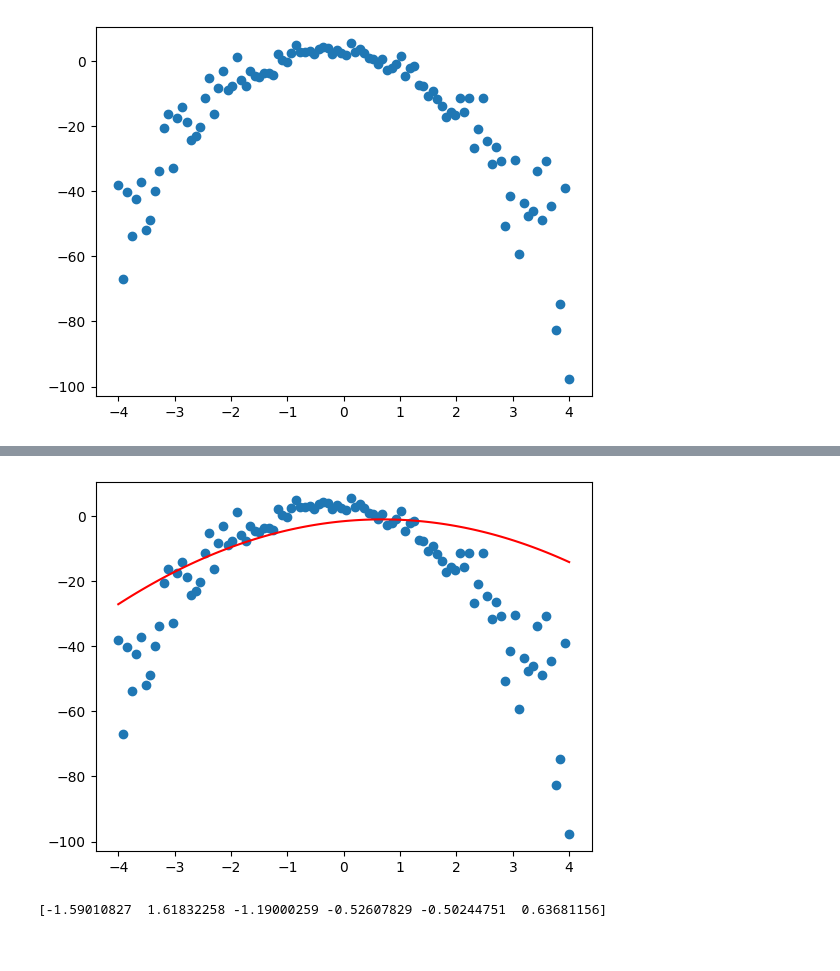
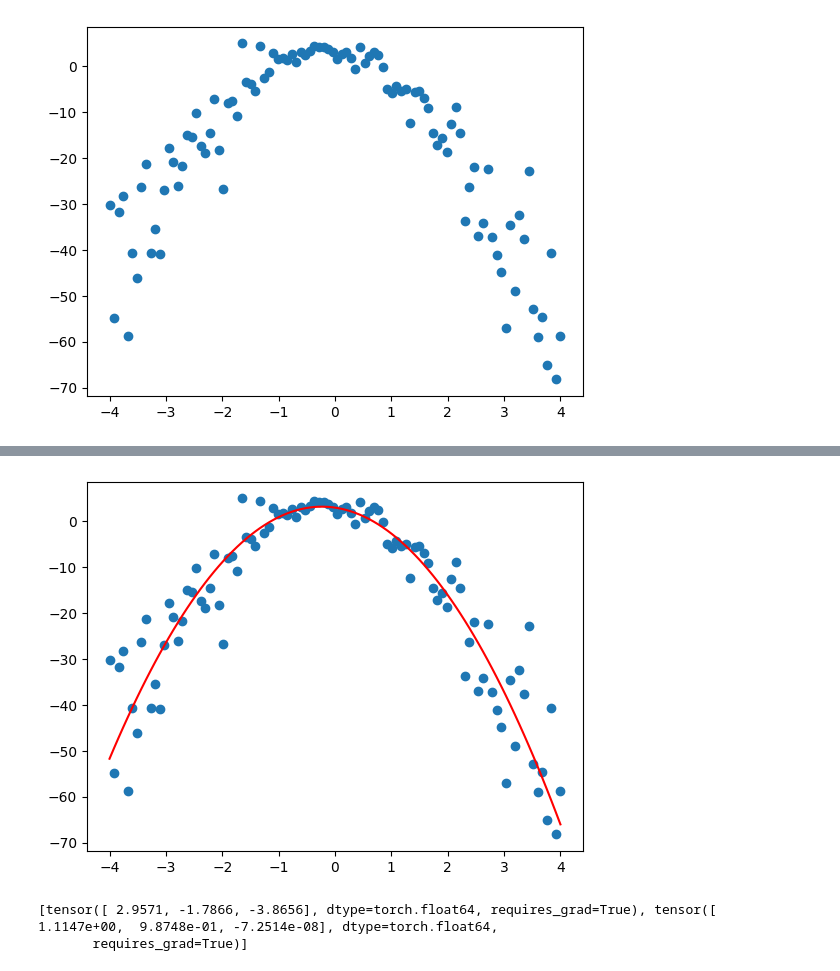
Before and after one commit to Miralleyan/Kandidatarbete, a Jupyter notebook: Optimizer/normal_linear_combination.ipynb, the cells around one changed output, grey strips where cells are left out. Saved outputs shown, nothing was run; the diff lists cells and outputs as text; code cells hidden in the pictures.

```diff
--- a/Optimizer/normal_linear_combination.ipynb
+++ b/Optimizer/normal_linear_combination.ipynb
@@ -4,7 +4,7 @@ import numpy as np
 import matplotlib.pyplot as plt
 
 def h_1(x):
-    return 1
+    return x*0+1
 def h_2(x):
     return x
 def h_3(x):
@@ -12,44 +12,55 @@ def h_3(x):
 
 h = [h_1, h_2, h_3]
 
-def m(x, beta):
-    return sum([beta[i] * h[i](x) for i in range(3)])
+#def m(x, beta):
+#    return sum([b[0] * h[i](x) for i, b in enumerate(beta)])
+def m(mu, h_x):
+    return (mu * h_x).sum()
 
-def sigma_2(x, beta):
-    return sum([(beta[3+i] * h[i](x))**2 for i in range(3)])
+#def sigma_2(x, sigma):
+#    return sum([(b[1] * h[i](x))**2 for i, b in enumerate(beta)])
+def sigma_2(sigma, h_x):
+    return (sigma * h_x).pow(2).sum()
 
 def log_normal_pdf(y, mu, sigma):
-    return -1/2*(torch.log(2*np.pi*sigma**2) + ((y-mu)/sigma)**2)
+    return -1/2*(torch.log(2*np.pi*(sigma**2)) + ((y-mu)/sigma)**2)
 
-def log_lik(x, y, beta):
-    return sum([log_normal_pdf(y_i, m(x_i, beta), sigma_2(x_i, beta)) for y_i, x_i in zip(y,x)])
+def log_lik(x, y, beta, h_all):
+    return sum([log_normal_pdf(y_i, m(beta[0], h_all[i]), sigma_2(beta[1], h_all[i])) for i, (y_i, x_i) in enumerate(zip(y,x))])
 # %%
 
 torch.seed = (1)
 N = 100
 x = torch.linspace(-4, 4, N)
-y = (torch.randn(N)+-4) * x**2 + (-2+torch.randn(N)) * x + (3+torch.randn(N))
+y = (torch.randn(N)-4) * x**2 + (-2+torch.randn(N)) * x + (3+torch.randn(N))
 
-beta = torch.tensor([0., 0., 0., 1., 1., 1.], dtype=float, requires_grad=True)
+h_1_data = h_1(x)
+h_2_data = h_2(x)
+h_3_data = h_3(x)
+h_all = torch.transpose(torch.stack([h_1_data, h_2_data, h_3_data], 0), 0, 1)
+
+mu = torch.tensor([0., 0., 0.], dtype=float, requires_grad=True)
+sigma = torch.tensor([1., 1., 1.], dtype=float, requires_grad=True)
+beta = [mu, sigma]
 
 plt.scatter(x, y)
 plt.show()
 
-optimizer = torch.optim.Adam([beta],lr=0.1)
-for epoch in range(100):
+optimizer = torch.optim.Adam(beta,lr=0.01, maximize=True)
+for epoch in range(500):
     optimizer.zero_grad()
-    loss = log_lik(x, y, beta)
+    loss = log_lik(x, y, beta, h_all)
     loss.backward()
     optimizer.step()
-    if epoch%5==0:
-        print(epoch, beta)
-beta = beta.detach().numpy()
+    if epoch%10==0:
+        print(epoch, mu, sigma)
+mu = beta[0].detach().numpy()
 plt.show()
 plt.scatter(x,y)
-plt.plot(x, beta[2]*x**2+beta[1]*x+beta[0], 'r-')
+plt.plot(x, mu[2]*x**2+mu[1]*x+mu[0], 'r-')
 #plt.plot(x, (aMax-aVar**0.5)*x**2+bMax*x+cMax, 'r--')
 #plt.plot(x, (aMax+aVar**0.5)*x**2+bMax*x+cMax, 'r--')
 plt.show()
 print(beta)
 # %% [output]
-[figure, old version]
+[figure, new version]
@@ -73,2 +84,3 @@ print(beta)
-[figure, old version]
+[figure, new version]
-[-1.59010827  1.61832258 -1.19000259 -0.52607829 -0.50244751  0.63681156]
+[tensor([ 2.9571, -1.7866, -3.8656], dtype=torch.float64, requires_grad=True), tensor([ 1.1147e+00,  9.8748e-01, -7.2514e-08], dtype=torch.float64,
+       requires_grad=True)]
```
Also changed, not shown: parts of 1 cell of this notebook.
